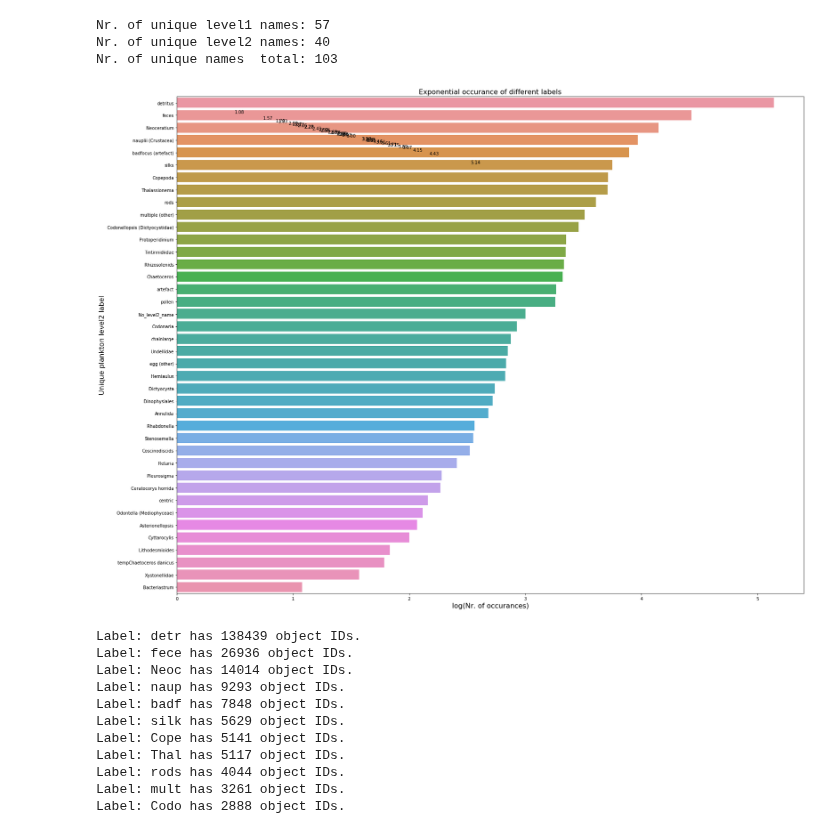
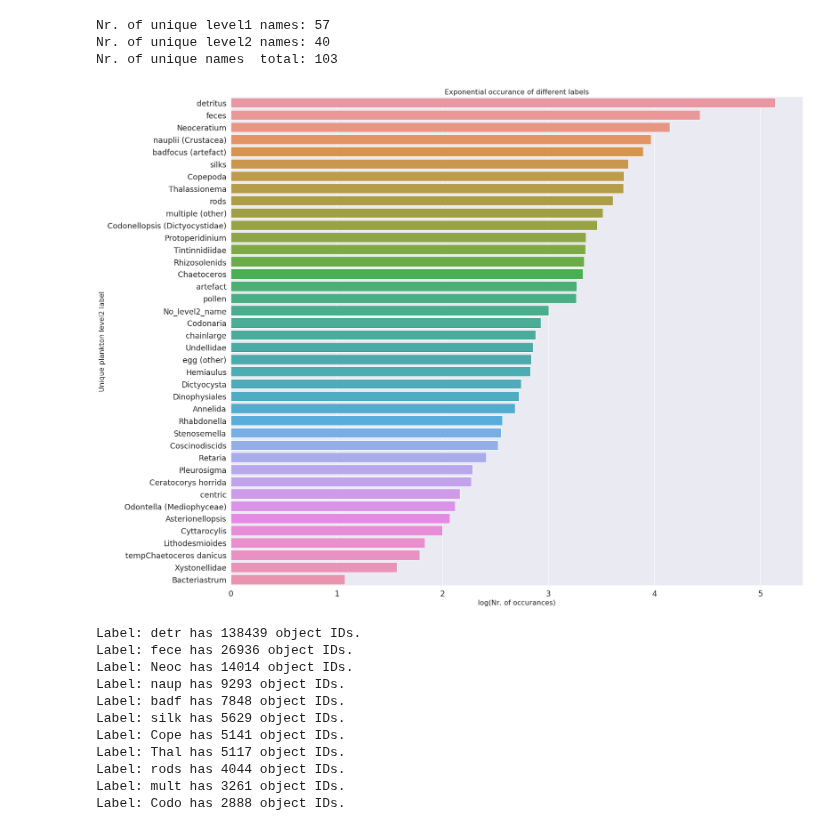
Before and after one commit to yohannjs/AML-2019, a Jupyter notebook: Challenges/4_Plankton/yohann_plankton_cnn.ipynb, the cells around one changed output. Saved outputs shown, nothing was run; the diff lists cells and outputs as text; code cells hidden in the pictures.

```diff
--- a/Challenges/4_Plankton/yohann_plankton_cnn.ipynb
+++ b/Challenges/4_Plankton/yohann_plankton_cnn.ipynb
@@ -86,33 +86,26 @@ Nr. of unique names  total: 103
 # %%
 number_unique_names = labelsDF.groupby('level2', as_index=True)['id'].count()
 number_unique_names.sort_values(inplace=True, ascending=False)
 
 figure, ax = plt.subplots(figsize=(23,17))
 ax = sns.barplot(y=number_unique_names.index, x=np.log10(number_unique_names.values))
 # ax.set_xticklabels(ax.get_xticklabels(), rotation=45, ha="right")
 
 '''for p in ax.patches:
     ax.annotate(format(p.get_height(), '.2f'),
                 (p.get_x() + p.get_width() / 2., p.get_height()),
                 ha = 'center',
                 va = 'center',
                 xytext = (0, 10),
                 textcoords = 'offset points')'''
-
-for p in ax.patches:
-    ax.annotate(format(p.get_width(),'.2f'),
-                (p.get_x() + p.get_width() / 2., p.get_width()),
-                ha = 'center',
-                va = 'center',
-                xytext = (0, 10),
-                textcoords = 'offset points')
+sns.set(font_scale=1.6)
 
 plt.ylabel('Unique plankton level2 label', fontsize= 16)
 plt.xlabel('log(Nr. of occurances)', fontsize= 16)
 plt.title('Exponential occurance of different labels', fontsize=16)
 plt.tight_layout()
 # %% [output]
-[figure, old version]
+[figure, new version]
 # %%
 # Fetching the object ids that pertain to specific labels
 # And fetching the level2 labels of the categories we want to duplicate
```
Also changed, not shown: parts of 1 cell of this notebook, 1 other file.
